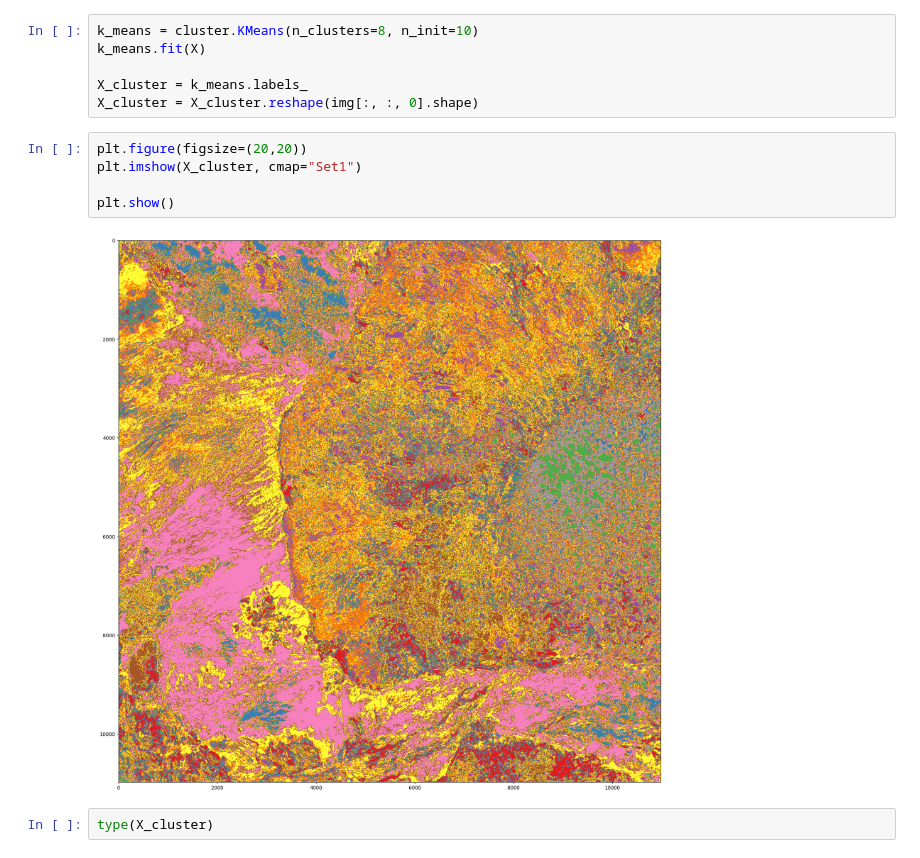
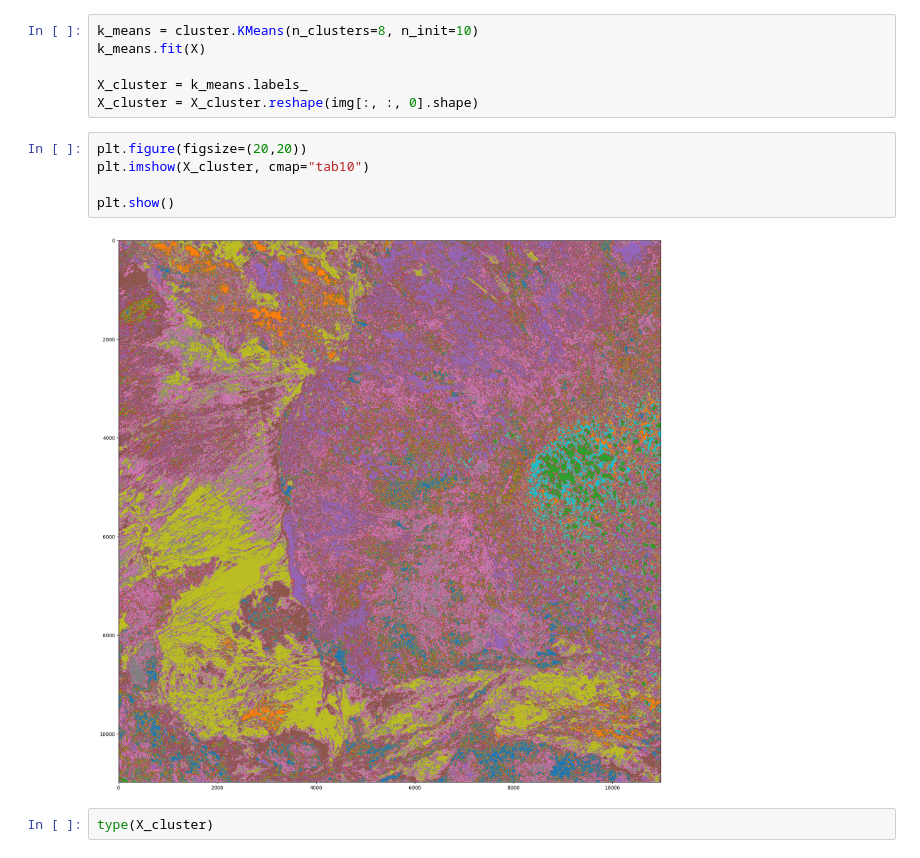
Before and after one commit to mightyMarabu/jupyter_notebooks, a Jupyter notebook: unsupervised.ipynb, the cells around one changed output. Saved outputs shown, nothing was run; the diff lists cells and outputs as text.

```diff
--- a/unsupervised.ipynb
+++ b/unsupervised.ipynb
@@ -69,11 +69,11 @@ X_cluster = k_means.labels_
 X_cluster = X_cluster.reshape(img[:, :, 0].shape)
 # %%
 plt.figure(figsize=(20,20))
-plt.imshow(X_cluster, cmap="Set1")
+plt.imshow(X_cluster, cmap="tab10")
 
 plt.show()
 # %% [output]
-[figure, old version]
+[figure, new version]
 # %%
 type(X_cluster)
 # %% [output]
```
Also changed, not shown: 2 other files.
